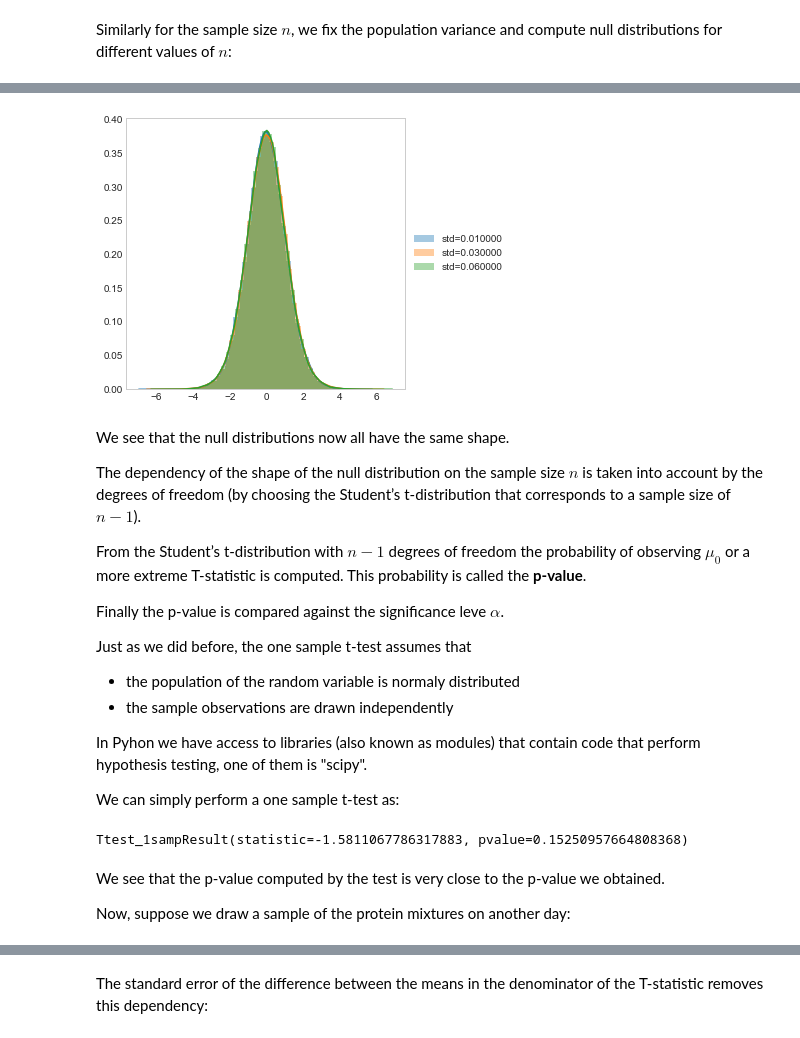
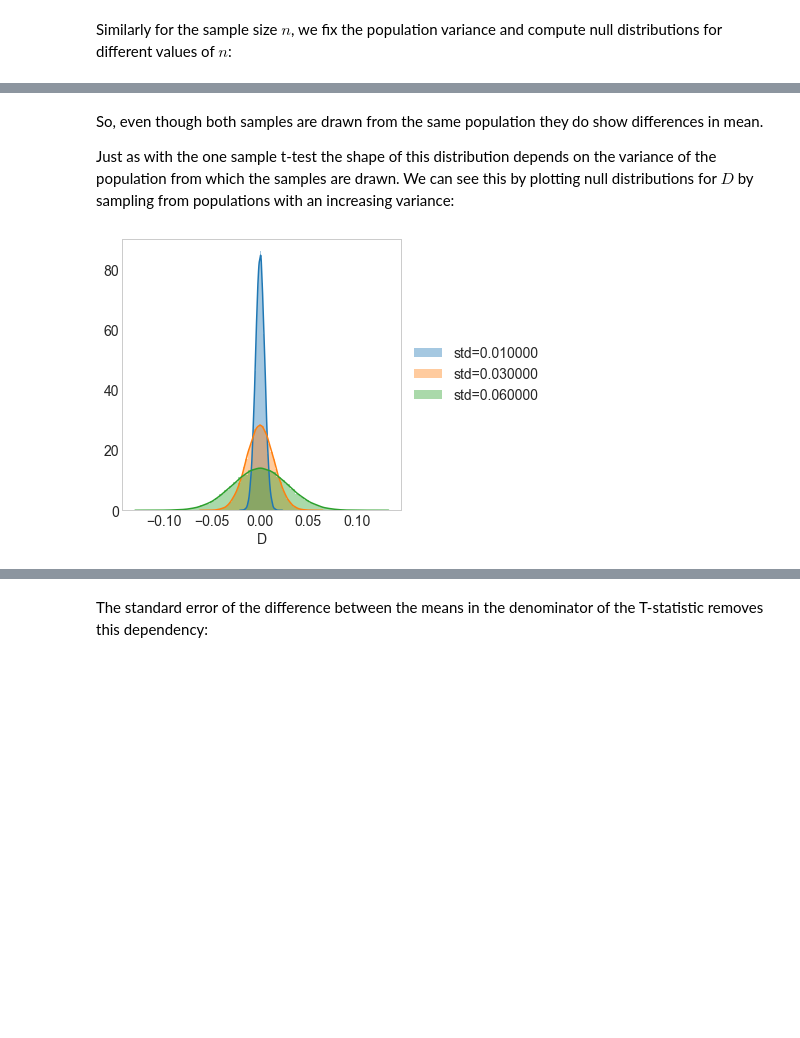
Before and after one commit to sdgroeve/D012513, a Jupyter notebook: part_II/notebook.ipynb, the cells around one changed output, grey strips where cells are left out. Drawn from its saved outputs; the diff is of its cells as text; code cells hidden in the pictures; blank space fills up the shorter version.

```diff
--- a/part_II/notebook.ipynb
+++ b/part_II/notebook.ipynb
@@ -119,8 +95,8 @@ plt.figure(figsize=(5,5))
 for n in [3,6,9,12,18]:
     mean_diffs = []
     for i in range(m):
-        x = np.random.choice(population,size=n)
-        D = np.mean(x)-mu0
+        x_tmp = np.random.normal(size=n,loc=0.3,scale=0.05)
+        D = np.mean(x_tmp)-mu0
         mean_diffs.append(D)
     sns.distplot(mean_diffs,label="n=%i"%n)
 plt.legend(loc='center left', bbox_to_anchor=(1, 0.5))
@@ -160,0 +116,11 @@ else:
+# %%
+plt.figure(figsize=(5,5))
+for sigma_new in [0.01,0.03,0.06]:
+    mean_diffs = []
+    for i in range(m):
+        x_tmp = np.random.normal(size=n,loc=0.3,scale=0.05)
+        T = (np.mean(x_tmp)-mu0) / (np.std(x_tmp)/np.sqrt(n))
+        mean_diffs.append(T)
+    sns.distplot(mean_diffs,label="std=%f"%sigma_new)
+plt.legend(loc='center left', bbox_to_anchor=(1, 0.5))
+plt.show()
@@ -184,0 +213,12 @@ To illustrate this we draw samples with $n=9$ from populations with an increasin
+# %%
+n = 9
+null_distribution = []
+for i in range(m):
+    x1 = np.random.normal(size=n,loc=0.26,scale=0.01)
+    x2 = np.random.normal(size=n,loc=0.26,scale=0.01)
+    D = (np.mean(x1)-np.mean(x2))
+    null_distribution.append(D)
+plt.figure(figsize=(5,5))
+sns.distplot(np.array(null_distribution),color="g")
+plt.xlabel("D")
+plt.show()
@@ -185,42 +227,19 @@ To illustrate this we draw samples with $n=9$ from populations with an increasin
+# %% [markdown]
+So, even though both samples are drawn from the same population they do show differences in mean.
+
+Just as with the one sample t-test the shape of this distribution depends on the variance of the population from which the samples are drawn. We can see this by plotting null distributions for $D$ by sampling from populations with an increasing variance:
 # %%
 plt.figure(figsize=(5,5))
-for sigma_new in [0.01,0.03,0.06]:
-    #create a new population
-    population_new = np.random.normal(size=N,loc=mu,scale=sigma_new)
-    #compute new null distribution
-    mean_diffs = []
+for sigma_gene_new in [0.01,0.03,0.06]:
+    null_distribution_new = []
     for i in range(m):
-        x = np.random.choice(population_new,size=n)
-        T = (np.mean(x)-mu0) / (np.std(x)/np.sqrt(n))
-        mean_diffs.append(T)
-    sns.distplot(mean_diffs,label="std=%f"%sigma_new)
+        x1 = np.random.normal(size=n,loc=0.26,scale=sigma_gene_new)
+        x2 = np.random.normal(size=n,loc=0.26,scale=sigma_gene_new)
+        D = (np.mean(x1)-np.mean(x2))
+        null_distribution_new.append(D)
+    sns.distplot(np.array(null_distribution_new),label="std=%f"%sigma_gene_new)
+plt.xlabel("D")
 plt.legend(loc='center left', bbox_to_anchor=(1, 0.5))
 plt.show()
 # %% [output]
-[figure, old version]
+[figure, new version]
-# %% [markdown]
-We see that the null distributions now all have the same shape.
-
-The dependency of the shape of the null distribution on the sample size $n$ is taken into account by the degrees of freedom (by choosing the Student’s t-distribution that corresponds to a sample size of $n-1$).
-
-From the Student’s t-distribution with $n-1$ degrees of freedom the probability of observing $\mu_0$ or a more extreme T-statistic is computed. This probability is called the **p-value**.
-
-Finally the p-value is compared against the significance leve $\alpha$.
-
-Just as we did before, the one sample t-test assumes that
-
-- the population of the random variable is normaly distributed
-- the sample observations are drawn independently
-
-In Pyhon we have access to libraries (also known as modules) that contain code that perform hypothesis testing, one of them is "scipy".
-
-We can simply perform a one sample t-test as:
-# %%
-import scipy.stats as stats
-print stats.ttest_1samp(np.array(x_mixtures),mu0)
-# %% [output]
-Ttest_1sampResult(statistic=-1.5811067786317883, pvalue=0.15250957664808368)
-# %% [markdown]
-We see that the p-value computed by the test is very close to the p-value we obtained.
-
-Now, suppose we draw a sample of the protein mixtures on another day:
```
Also changed, not shown: parts of 92 cells of this notebook, 5 other files.
